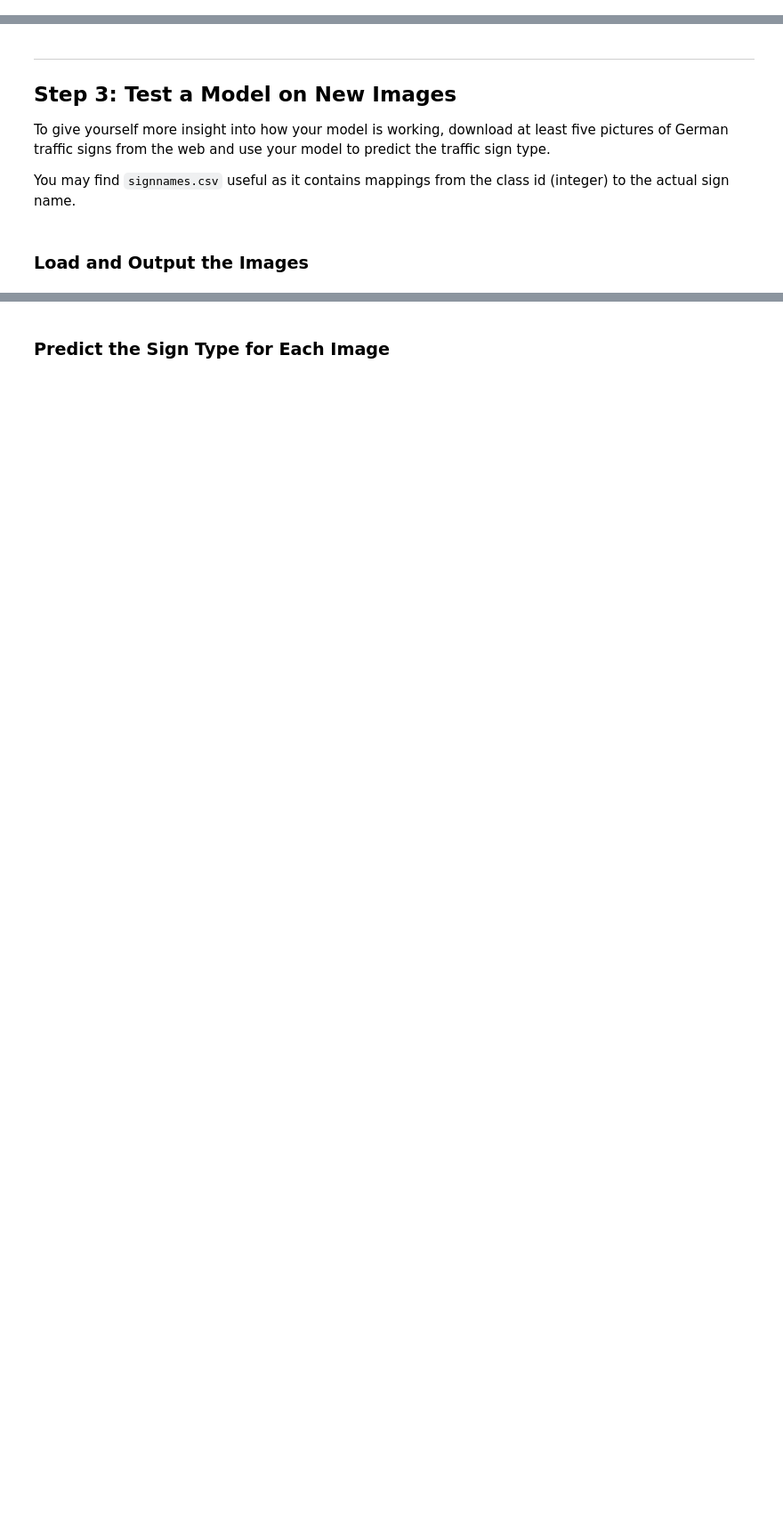
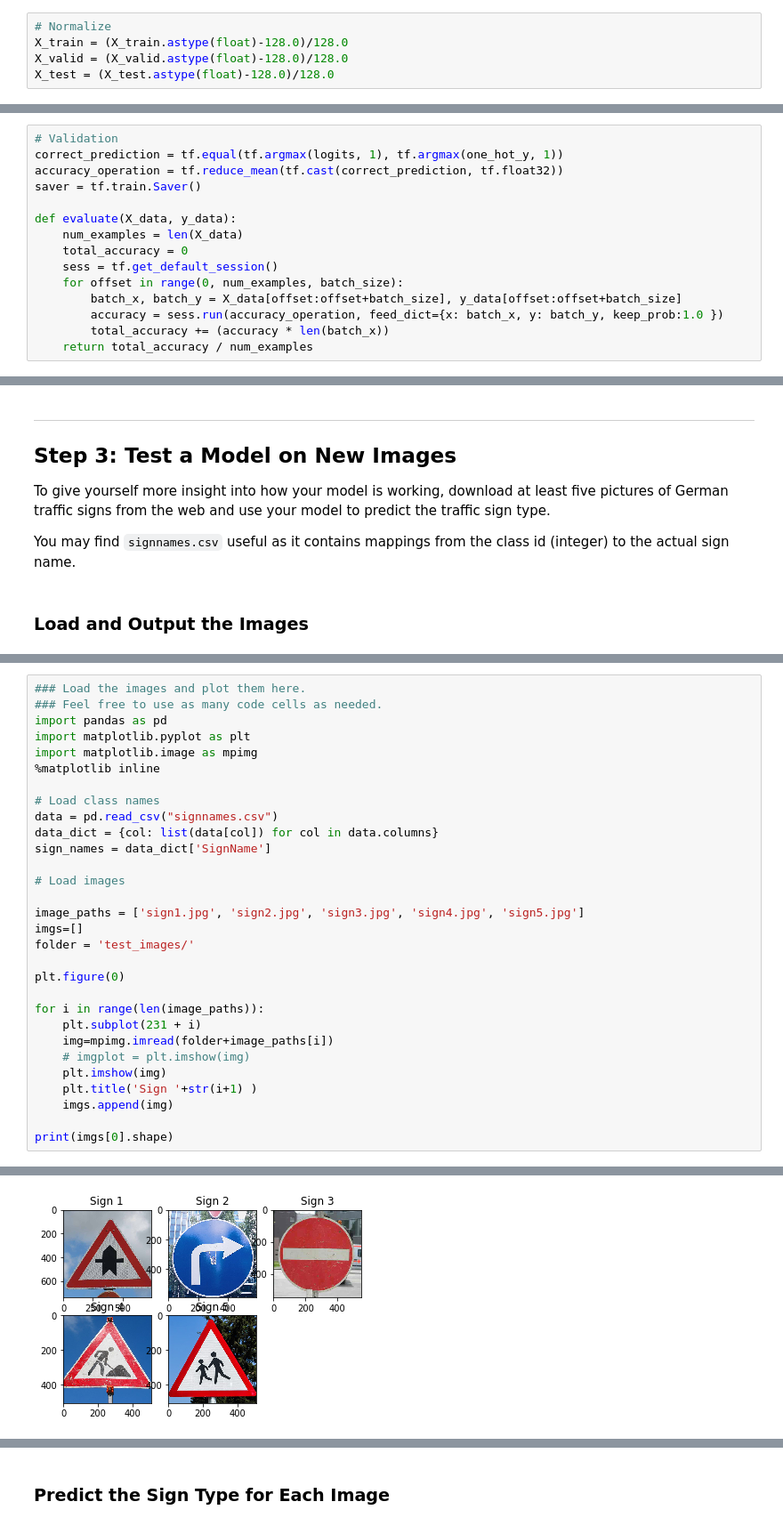
Before and after one commit to dhiegomaga/Traffic-Sign-Classifier-Project, a Jupyter notebook: Traffic_Sign_Classifier.ipynb, the cells around one changed output, grey strips where cells are left out. Shown: that part at 89% size. Drawn from its saved outputs; the diff is of its cells as text; blank space fills up the shorter version.

```diff
--- a/Traffic_Sign_Classifier.ipynb
+++ b/Traffic_Sign_Classifier.ipynb
@@ -125,2 +150,7 @@ Use the code cell (or multiple code cells, if necessary) to implement the first
+# %%
+# Normalize
+X_train = (X_train.astype(float)-128.0)/128.0
+X_valid = (X_valid.astype(float)-128.0)/128.0
+X_test = (X_test.astype(float)-128.0)/128.0
 # %% [markdown]
 ### Model Architecture
@@ -140,0 +256,15 @@ sets imply underfitting. A high accuracy on the training set but low accuracy on
+# %%
+# Validation
+correct_prediction = tf.equal(tf.argmax(logits, 1), tf.argmax(one_hot_y, 1))
+accuracy_operation = tf.reduce_mean(tf.cast(correct_prediction, tf.float32))
+saver = tf.train.Saver()
+
+def evaluate(X_data, y_data):
+    num_examples = len(X_data)
+    total_accuracy = 0
+    sess = tf.get_default_session()
+    for offset in range(0, num_examples, batch_size):
+        batch_x, batch_y = X_data[offset:offset+batch_size], y_data[offset:offset+batch_size]
+        accuracy = sess.run(accuracy_operation, feed_dict={x: batch_x, y: batch_y, keep_prob:1.0 })
+        total_accuracy += (accuracy * len(batch_x))
+    return total_accuracy / num_examples
@@ -153,0 +337,31 @@ You may find `signnames.csv` useful as it contains mappings from the class id (i
+# %%
+### Load the images and plot them here.
+### Feel free to use as many code cells as needed.
+import pandas as pd
+import matplotlib.pyplot as plt
+import matplotlib.image as mpimg
+%matplotlib inline
+
+# Load class names
+data = pd.read_csv("signnames.csv")
+data_dict = {col: list(data[col]) for col in data.columns}
+sign_names = data_dict['SignName']
+
+# Load images
+
+image_paths = ['sign1.jpg', 'sign2.jpg', 'sign3.jpg', 'sign4.jpg', 'sign5.jpg']
+imgs=[]
+folder = 'test_images/'
+
+plt.figure(0)
+
+for i in range(len(image_paths)):
+    plt.subplot(231 + i)
+    img=mpimg.imread(folder+image_paths[i])
+    # imgplot = plt.imshow(img)
+    plt.imshow(img)
+    plt.title('Sign '+str(i+1) )
+    imgs.append(img)
+
+print(imgs[0].shape)
+# %% [output]
@@ -153,0 +369 @@ You may find `signnames.csv` useful as it contains mappings from the class id (i
+[figure, added]
```
Also changed, not shown: parts of 23 cells of this notebook, 10 other files.
